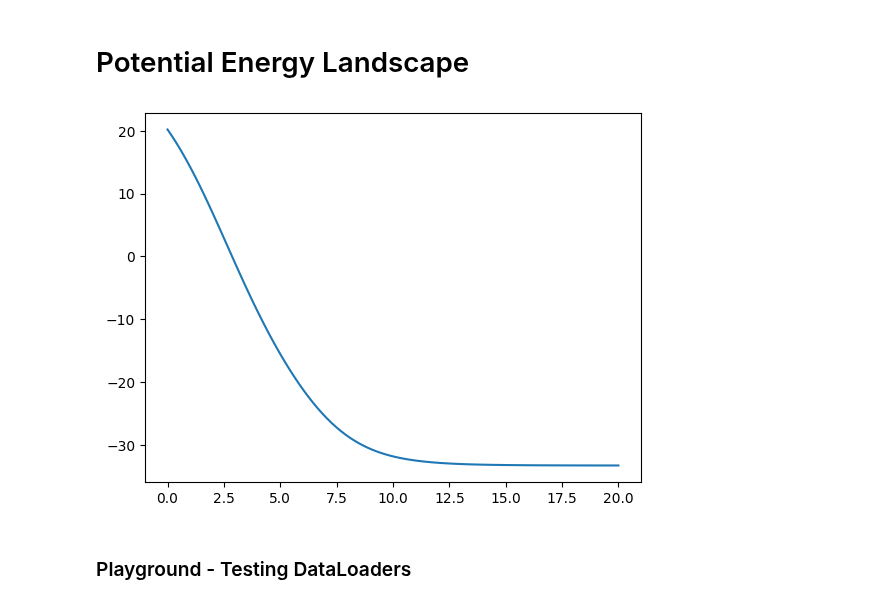
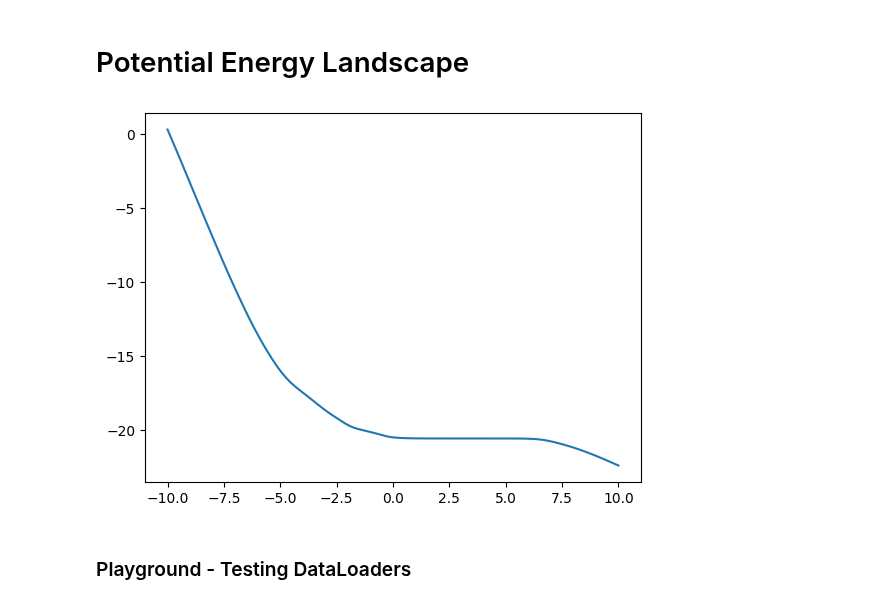
Before and after one commit to jakublala/coarsegrained-md-neural-ode, a Jupyter notebook: utils.ipynb, the cells around one changed output. Drawn from its saved outputs; the diff is of its cells as text; code cells hidden in the pictures.

```diff
--- a/utils.ipynb
+++ b/utils.ipynb
@@ -389,7 +389,7 @@ config = dict(
     nn_width=1000,
     activation_function=None,
     eval_batch_length=1000,
-    load_folder='results/archive/2022-07-16/03-29-44',
+    load_folder='results/2022-07-22/12-13-28/20',
     dtype=torch.float32,
     itr_printing_freq=1,
     printing_freq=1,
@@ -518,33 +518,33 @@ with torch.no_grad():
 # %%
 # What does the energy landscape look like? Is there a repulsion?
 import torch
 import matplotlib.pyplot as plt
 
 inp = torch.zeros(9).to('cpu')
 # x_1 = torch.linspace(-10, 10, 100).to('cpu')
 
 # data = []
 # for x in x_1:
 #     temp = inp.clone()
 #     temp[1] = x
 #     data.append(trainer.func.net(temp).item())
 
 # plt.plot(x_1.detach().numpy(), data)
 # plt.show()
 
-x_1 = torch.linspace(0, 20, 100).to('cpu')
+x_1 = torch.linspace(-10, 10, 100).to('cpu')
 
 data = []
 for x in x_1:
     temp = inp.clone()
     temp[0] = x
     data.append(trainer.func.net(temp).item())
 
 plt.plot(x_1.detach().numpy(), data)
 plt.savefig('output.png')
 plt.show()
 # %% [output]
-[figure, old version]
+[figure, new version]
 # %% [markdown]
 ### Playground - Testing DataLoaders
 # %%
```
Also changed, not shown: 7 other files.
